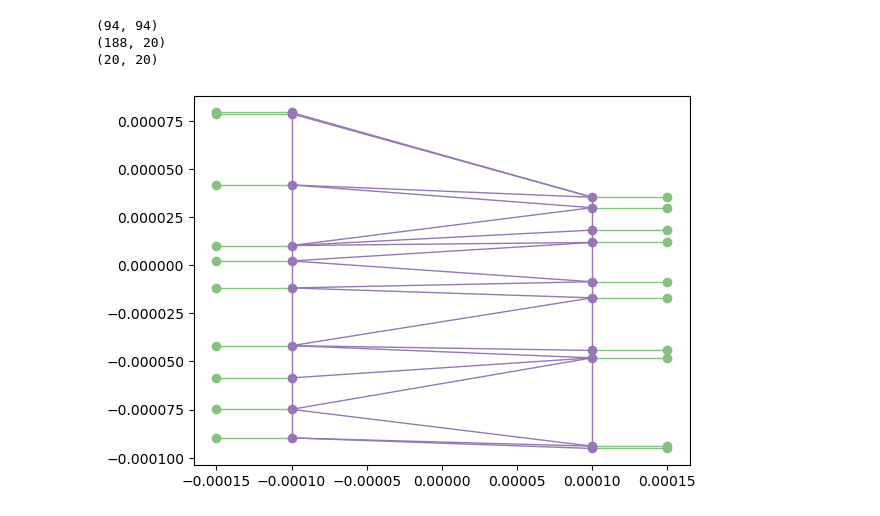
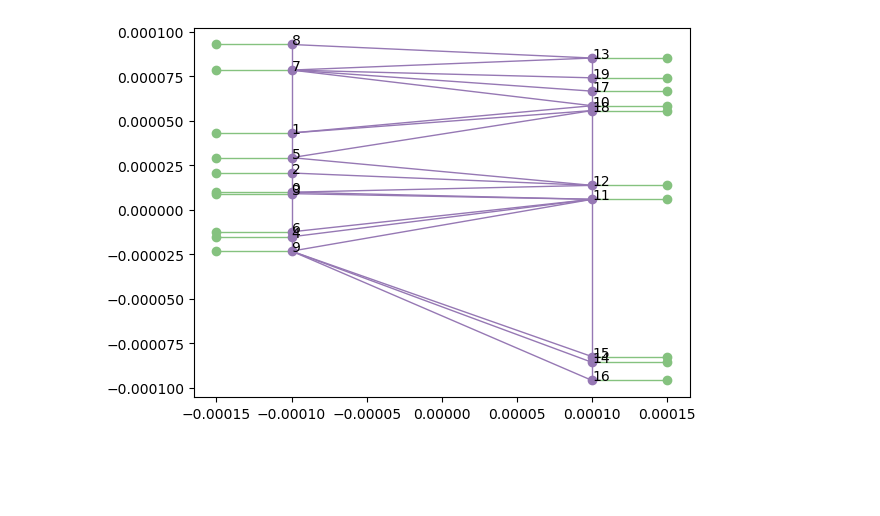
Before and after one commit to Optical-Theory-Group/networklibrary, a Jupyter notebook: test.ipynb, the cells around one changed output. Drawn from its saved outputs; the diff is of its cells as text; code cells hidden in the pictures; blank space fills up the shorter version.

```diff
--- a/test.ipynb
+++ b/test.ipynb
@@ -68,35 +29,31 @@ plt.show()
 # %%
 network_type = 'delaunay'
 network_shape = 'slab'
-random_seed = 3
+random_seed = 0
 num_internal_nodes = 20
 num_external_nodes = 10
 num_seed_nodes = None
 network_size = (200e-6,200e-6)
 external_size = 250e-6
 external_offset = 50e-6
 
 network_spec = NetworkSpec(network_type=network_type,
                             network_shape=network_shape,
                             random_seed=random_seed,
                             num_internal_nodes=num_internal_nodes,
                             num_external_nodes=num_external_nodes,
                             num_seed_nodes=num_seed_nodes,
                             network_size=network_size,
                             external_size=external_size,
                             external_offset=external_offset)
 
 network = generate_network(network_spec)
-network.draw()
+network.draw(show_internal_indices=True)
 S_ii = network.get_S_ii(1.0)
 S_ie = network.get_S_ie(1.0)
 S_ee = network.get_S_ee(1.0)
-print(S_ii.shape)
-print(S_ie.shape)
-print(S_ee.shape)
+plt.show()
+
 # help(network)
 # %% [output]
-(94, 94)
-(188, 20)
-(20, 20)
-[figure, old version]
+[figure, new version]
```
Also changed, not shown: parts of 5 cells of this notebook, 5 other files.
